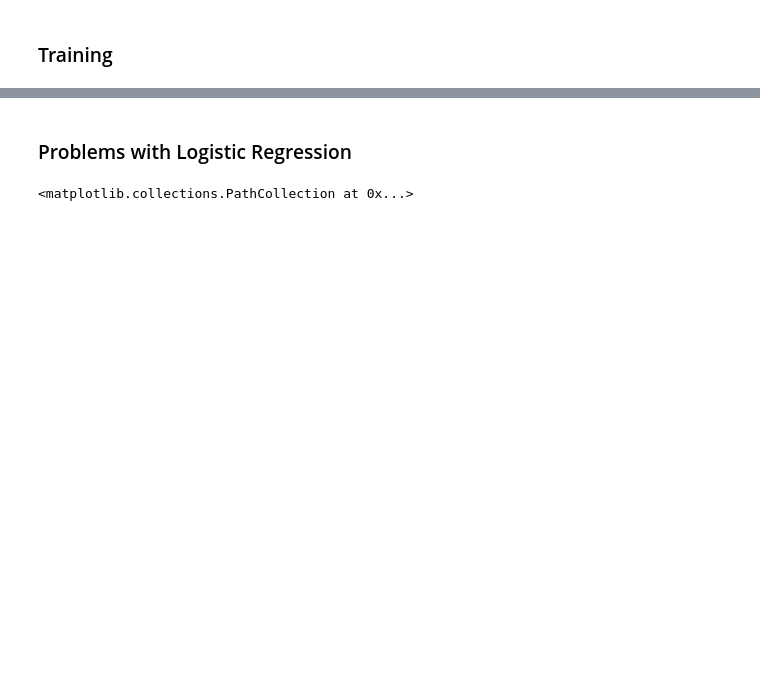
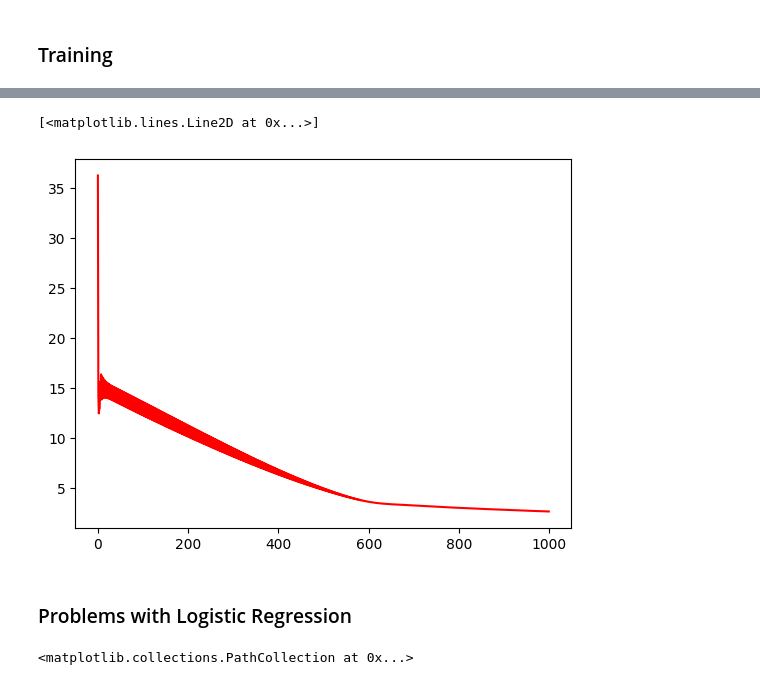
Before and after one commit to hung20gg/ML_vippro, a Jupyter notebook: logistic_regression.ipynb, the cells around one changed output, grey strips where cells are left out. Saved outputs shown, nothing was run; the diff lists cells and outputs as text; code cells hidden in the pictures; blank space fills up the shorter version.

```diff
--- a/logistic_regression.ipynb
+++ b/logistic_regression.ipynb
@@ -220,3 +223,8 @@ plt.scatter(GREEN[:,0], GREEN[:,1], color='green')
+# %%
+plt.plot(np.arange(1000), losses, color='red')
+# %% [output]
+[<matplotlib.lines.Line2D at 0x...>]
+[figure, added]
 # %% [markdown]
 ### Problems with Logistic Regression
 # %%
```
Also changed, not shown: parts of 16 cells of this notebook, 1 other file.
